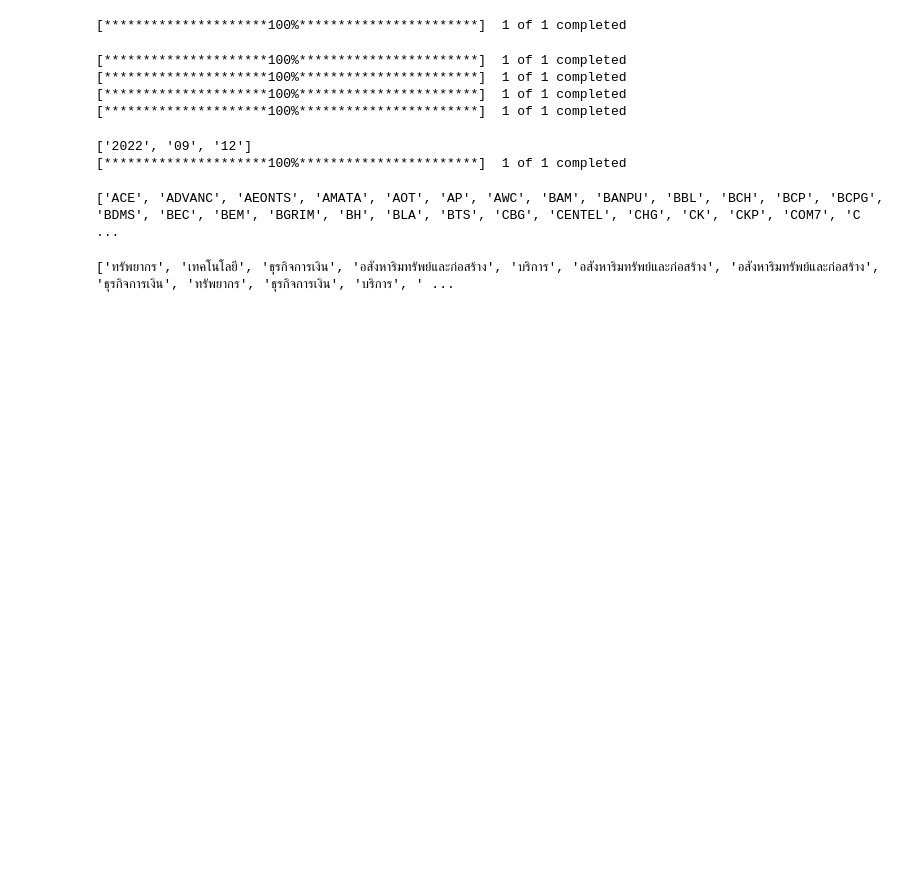
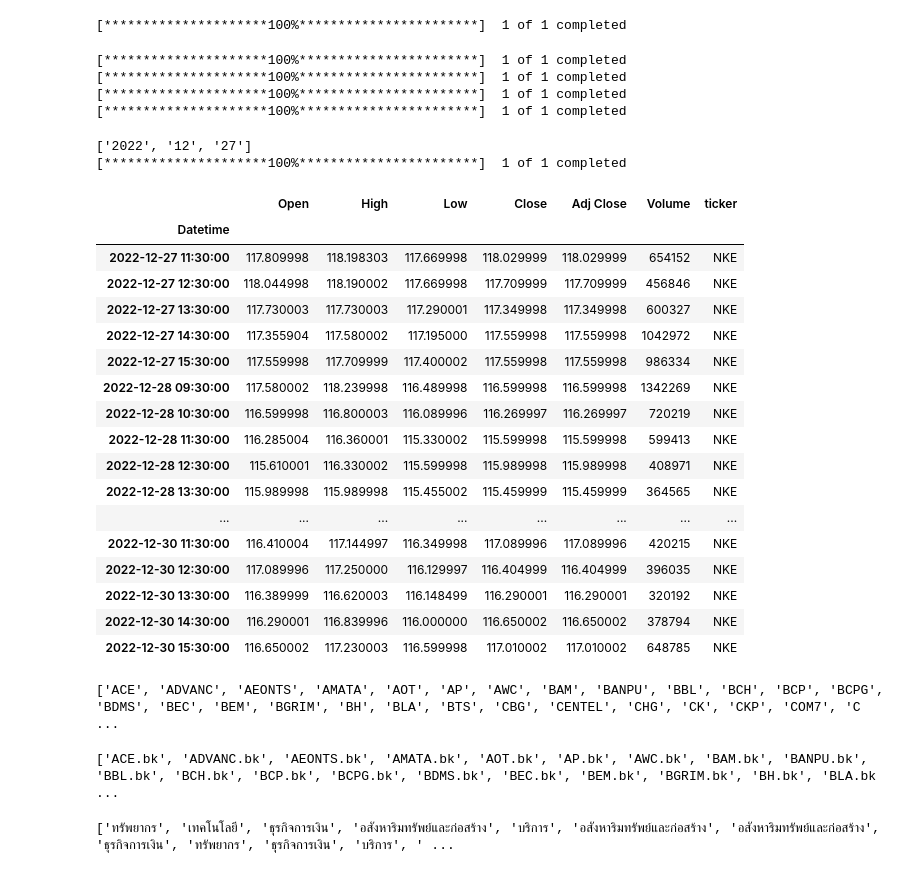
Before and after one commit to jengkub/ML-stockradar, a Jupyter notebook: test.ipynb, the cells around one changed output. Drawn from its saved outputs; the diff is of its cells as text; code cells hidden in the pictures; blank space fills up the shorter version.

```diff
--- a/test.ipynb
+++ b/test.ipynb
@@ -228,35 +228,69 @@ if DiffYe == 0:
     elif DiffMo != 0 :
         for u in range(DiffMo):
             DayM = DayM + DayMo365[str(int(LastDate[1])+count)]
             count += 1
         DiffDay = DayM - int(LastDate[2]) + int(x.day)
         DiffDay = str(DiffDay) + 'd'
         data = yf.download(tickers='NKE', period=DiffDay, interval='1h')
 elif DiffYe != 0:
     dayly = 0
     dayn = 0
     for j in range(1,int(LastDate[1])):
         dayly = dayly + DayMo365[str(j)]
     for i in range(1,int(x.month)):
         dayn = dayn + DayMo365[str(i)]
     DiffDay = (365*DiffYe) - dayly + dayn - int(LastDate[2]) + int(x.day)
     DiffDay = str(DiffDay) + 'd'
     data = yf.download(tickers='NKE', period=DiffDay, interval='1h')
 
 for i in data.index.day:
     if data.index.year[count] == int(LastDate[0]):
         if data.index.month[count] == int(LastDate[1]):
             if i == int(LastDate[2])+1:
                 break
     count += 1
 
+ok = last[0].split()
+if ok[1] == '09:30:00':
+    down = 6
+elif ok[1] == '10:30:00':
+    down = 5
+elif ok[1] == '11:30:00':
+    down = 4
+elif ok[1] == '12:30:00':
+    down = 3
+elif ok[1] == '13:30:00':
+    down = 2
+elif ok[1] == '14:30:00':
+    down = 1
+elif ok[1] == '15:30:00':
+    down = 0
+
+count = count - down
 data['ticker'] = 'NKE'
 data = data.iloc[count:,:]
 data
-data.to_csv('test.csv',mode='a',header=False)
 # %% [output]
-['2022', '09', '12']
+['2022', '12', '27']
 [*********************100%***********************]  1 of 1 completed
+|  | Open | High | Low | Close | Adj Close | Volume | ticker |
+| Datetime |  |  |  |  |  |  |  |
+| 2022-12-27 11:30:00 | 117.809998 | 118.198303 | 117.669998 | 118.029999 | 118.029999 | 654152 | NKE |
+| 2022-12-27 12:30:00 | 118.044998 | 118.190002 | 117.669998 | 117.709999 | 117.709999 | 456846 | NKE |
+| 2022-12-27 13:30:00 | 117.730003 | 117.730003 | 117.290001 | 117.349998 | 117.349998 | 600327 | NKE |
+| 2022-12-27 14:30:00 | 117.355904 | 117.580002 | 117.195000 | 117.559998 | 117.559998 | 1042972 | NKE |
+| 2022-12-27 15:30:00 | 117.559998 | 117.709999 | 117.400002 | 117.559998 | 117.559998 | 986334 | NKE |
+| 2022-12-28 09:30:00 | 117.580002 | 118.239998 | 116.489998 | 116.599998 | 116.599998 | 1342269 | NKE |
+| 2022-12-28 10:30:00 | 116.599998 | 116.800003 | 116.089996 | 116.269997 | 116.269997 | 720219 | NKE |
+| 2022-12-28 11:30:00 | 116.285004 | 116.360001 | 115.330002 | 115.599998 | 115.599998 | 599413 | NKE |
+| 2022-12-28 12:30:00 | 115.610001 | 116.330002 | 115.599998 | 115.989998 | 115.989998 | 408971 | NKE |
+| 2022-12-28 13:30:00 | 115.989998 | 115.989998 | 115.455002 | 115.459999 | 115.459999 | 364565 | NKE |
+| ... | ... | ... | ... | ... | ... | ... | ... |
+| 2022-12-30 11:30:00 | 116.410004 | 117.144997 | 116.349998 | 117.089996 | 117.089996 | 420215 | NKE |
+| 2022-12-30 12:30:00 | 117.089996 | 117.250000 | 116.129997 | 116.404999 | 116.404999 | 396035 | NKE |
+| 2022-12-30 13:30:00 | 116.389999 | 116.620003 | 116.148499 | 116.290001 | 116.290001 | 320192 | NKE |
+| 2022-12-30 14:30:00 | 116.290001 | 116.839996 | 116.000000 | 116.650002 | 116.650002 | 378794 | NKE |
+| 2022-12-30 15:30:00 | 116.650002 | 117.230003 | 116.599998 | 117.010002 | 117.010002 | 648785 | NKE |
 # %%
 #save 100 stock
 from selenium import webdriver
@@ -278,6 +312,13 @@ driver.quit()
 print(stock)
 # %% [output]
 ['ACE', 'ADVANC', 'AEONTS', 'AMATA', 'AOT', 'AP', 'AWC', 'BAM', 'BANPU', 'BBL', 'BCH', 'BCP', 'BCPG', 'BDMS', 'BEC', 'BEM', 'BGRIM', 'BH', 'BLA', 'BTS', 'CBG', 'CENTEL', 'CHG', 'CK', 'CKP', 'COM7', 'C ...
+# %%
+SET100 = list()
+for i in range(len(stock)-1):
+    SET100.append(stock[i]+'.bk')
+print(SET100)
+# %% [output]
+['ACE.bk', 'ADVANC.bk', 'AEONTS.bk', 'AMATA.bk', 'AOT.bk', 'AP.bk', 'AWC.bk', 'BAM.bk', 'BANPU.bk', 'BBL.bk', 'BCH.bk', 'BCP.bk', 'BCPG.bk', 'BDMS.bk', 'BEC.bk', 'BEM.bk', 'BGRIM.bk', 'BH.bk', 'BLA.bk ...
 # %%
 from bs4 import BeautifulSoup
 import requests
```
Also changed, not shown: parts of 7 cells of this notebook, 1 other file.
